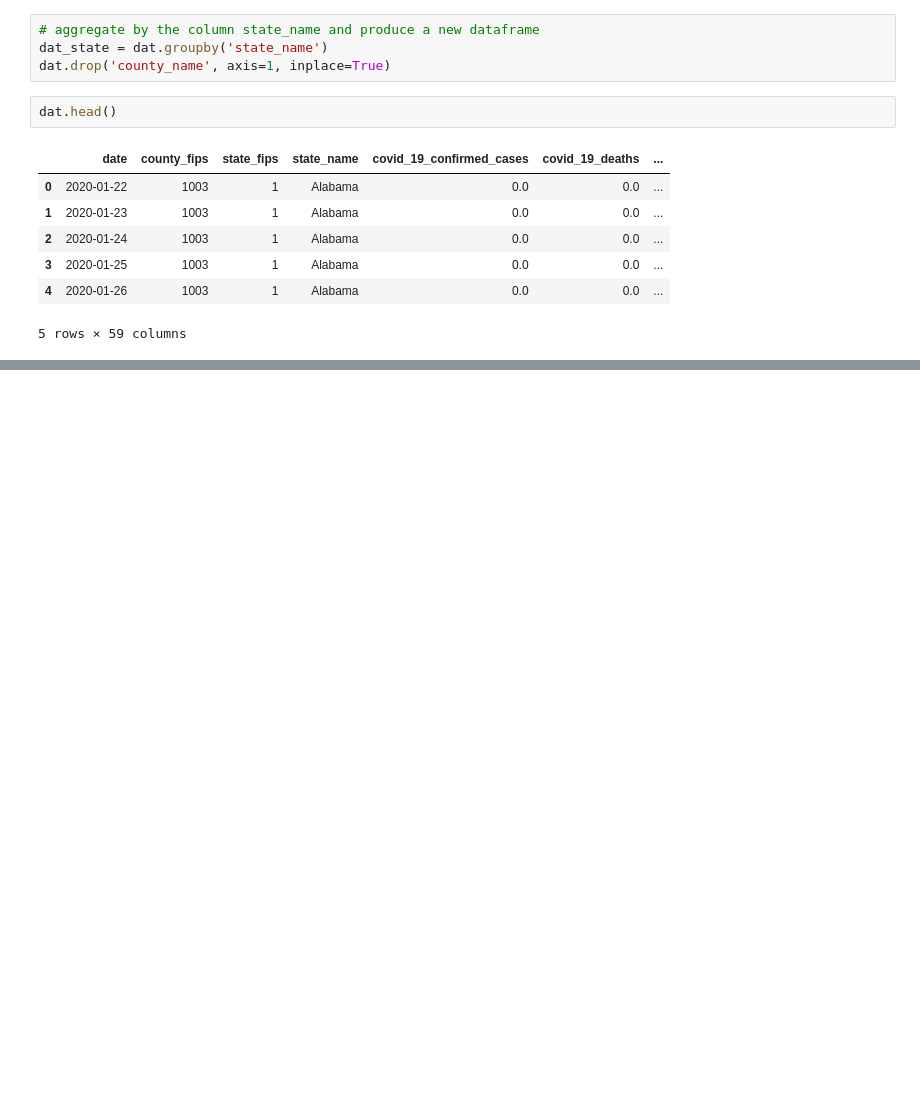
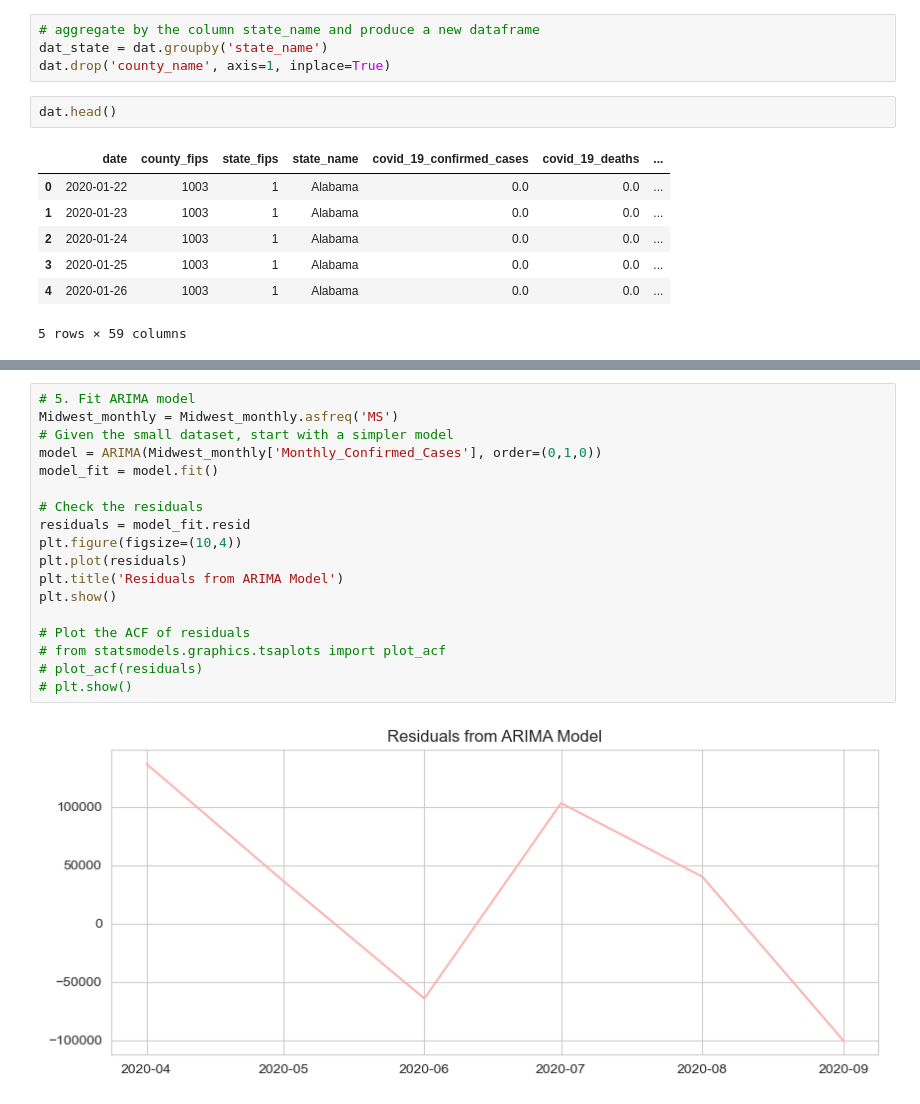
Before and after one commit to zshi719/LTV_DataSci_Capstone_Project, a Jupyter notebook: eda_vs.ipynb, the cells around one changed output, grey strips where cells are left out. Saved outputs shown, nothing was run; the diff lists cells and outputs as text; blank space fills up the shorter version.

```diff
--- a/eda_vs.ipynb
+++ b/eda_vs.ipynb
@@ -86,0 +220,20 @@ sns.scatterplot(dat, x = 'icu_beds_ratio', y='covid_19_confirmed_cases')
+# %%
+# 5. Fit ARIMA model
+Midwest_monthly = Midwest_monthly.asfreq('MS')
+# Given the small dataset, start with a simpler model
+model = ARIMA(Midwest_monthly['Monthly_Confirmed_Cases'], order=(0,1,0))
+model_fit = model.fit()
+
+# Check the residuals
+residuals = model_fit.resid
+plt.figure(figsize=(10,4))
+plt.plot(residuals)
+plt.title('Residuals from ARIMA Model')
+plt.show()
+
+# Plot the ACF of residuals
+# from statsmodels.graphics.tsaplots import plot_acf
+# plot_acf(residuals)
+# plt.show()
+# %% [output]
+[figure, added]
```
Also changed, not shown: parts of 25 cells of this notebook, 6 other files.
